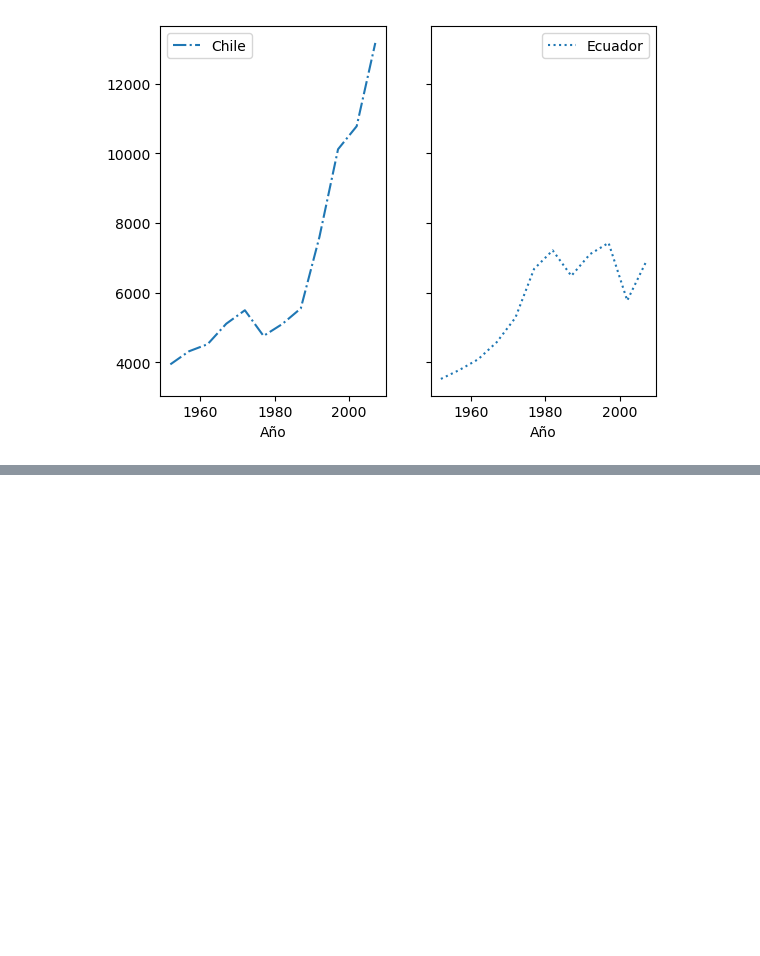
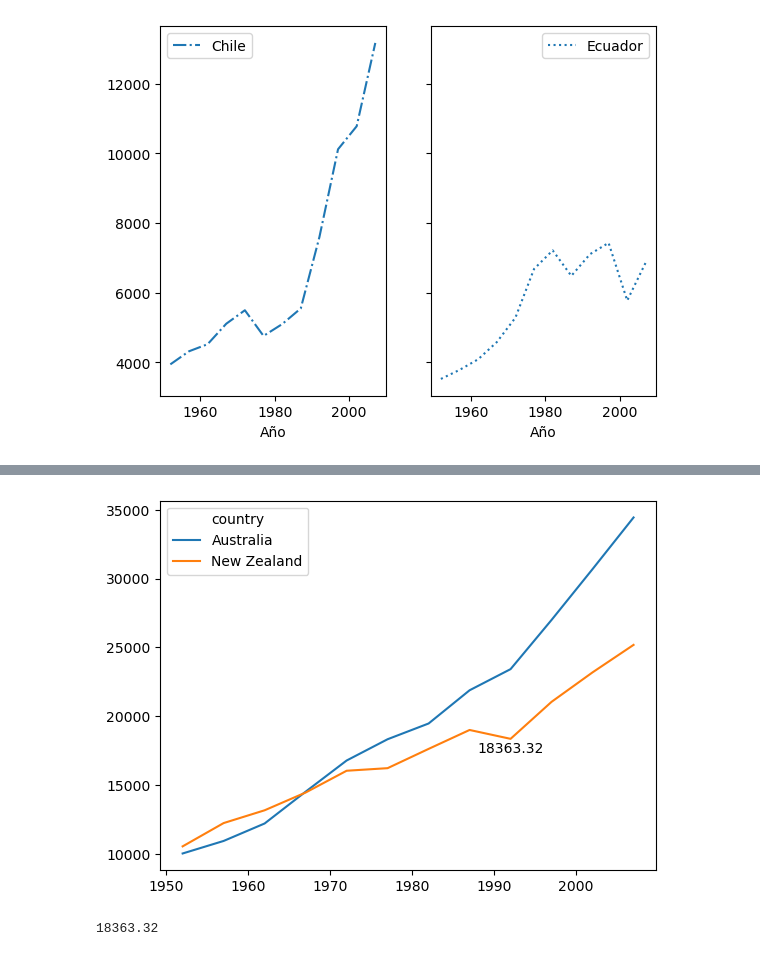
Before and after one commit to laboratoriolide/new-dimensions-materiales, a Jupyter notebook: Python/Semana_4.ipynb, the cells around one changed output, grey strips where cells are left out. Drawn from its saved outputs; the diff is of its cells as text; code cells hidden in the pictures; blank space fills up the shorter version.

```diff
--- a/Python/Semana_4.ipynb
+++ b/Python/Semana_4.ipynb
@@ -186,0 +213,11 @@ Text(0.5, 0, 'Año')
+# %%
+datos.T.plot()
+plt.text(1988, datos.loc['New Zealand'].loc[1992]-1000,
+         round(datos.loc['New Zealand'].loc[1992], 2), fontsize=10)
+plt.savefig('mi_figura.tiff')
+# %% [output]
+[figure, added]
+# %%
+round(datos.loc['New Zealand'].loc[1992], 2)
+# %% [output]
+18363.32
```
Also changed, not shown: parts of 8 cells of this notebook, 1 other file.
